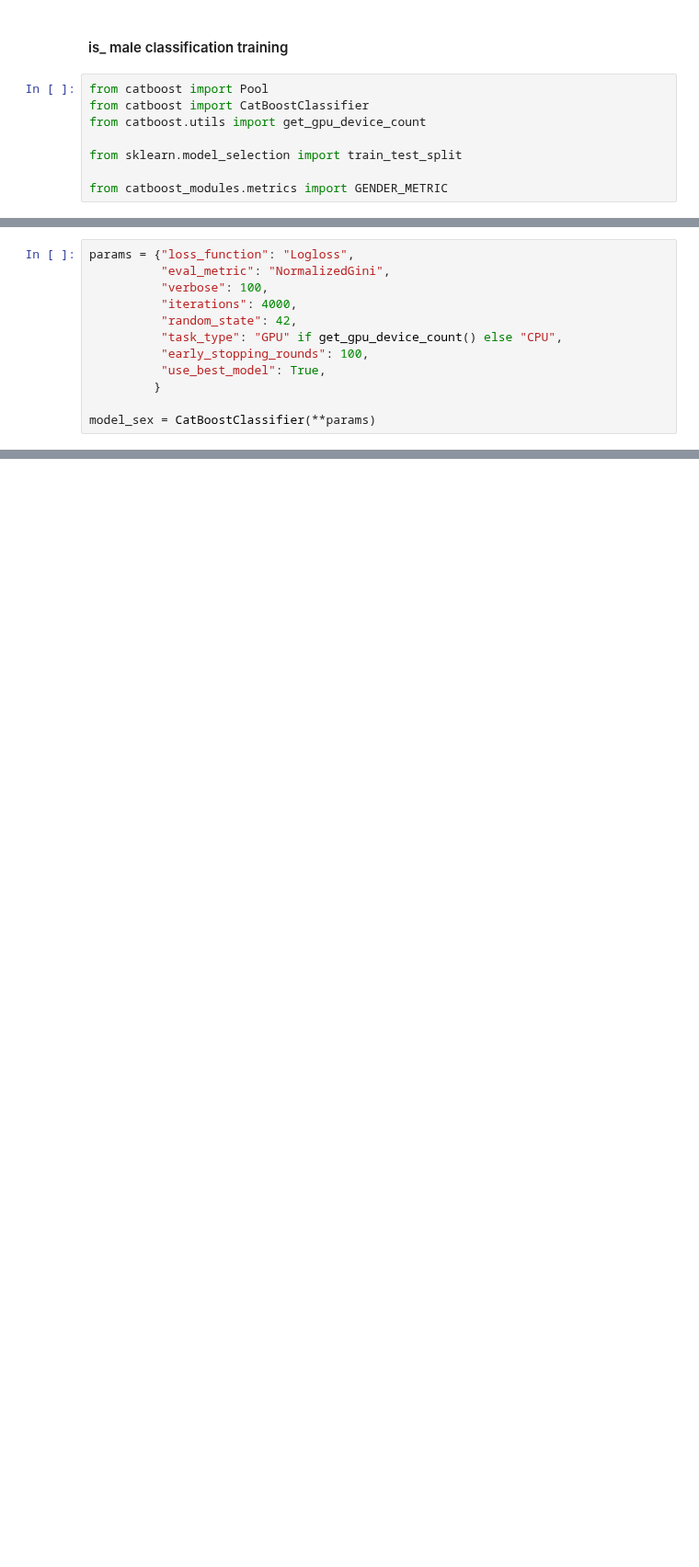
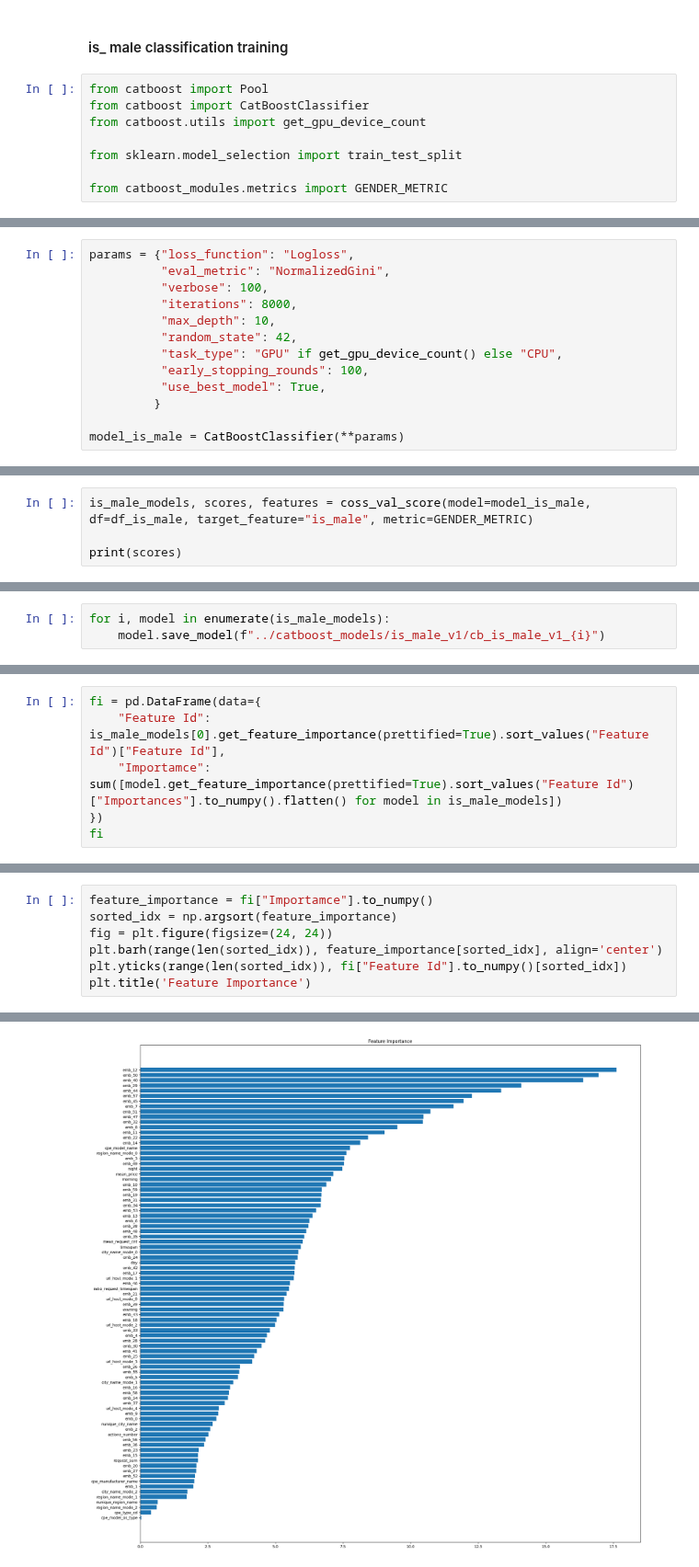
Before and after one commit to shockless/mts-ml-cup, a Jupyter notebook: sandbox/catboost_baseline.ipynb, the cells around one changed output, grey strips where cells are left out. Shown at 92% size. Drawn from its saved outputs; the diff is of its cells as text; blank space fills up the shorter version.

```diff
--- a/sandbox/catboost_baseline.ipynb
+++ b/sandbox/catboost_baseline.ipynb
@@ -451,11 +538,12 @@ test_dataset = Pool(X_test, y_test, cat_features=np.where(df_sex.drop(["age", "i
 params = {"loss_function": "Logloss",
           "eval_metric": "NormalizedGini",
           "verbose": 100,
-          "iterations": 4000,
+          "iterations": 8000,
+          "max_depth": 10,
           "random_state": 42,
           "task_type": "GPU" if get_gpu_device_count() else "CPU",
           "early_stopping_rounds": 100,
           "use_best_model": True,
          }
 
-model_sex = CatBoostClassifier(**params)
+model_is_male = CatBoostClassifier(**params)
@@ -484,0 +550,4 @@ GENDER_METRIC(model_sex.predict_proba(X_test), y_test)
+# %%
+is_male_models, scores, features = coss_val_score(model=model_is_male, df=df_is_male, target_feature="is_male", metric=GENDER_METRIC)
+
+print(scores)
@@ -484,0 +651,3 @@ GENDER_METRIC(model_sex.predict_proba(X_test), y_test)
+# %%
+for i, model in enumerate(is_male_models):
+    model.save_model(f"../catboost_models/is_male_v1/cb_is_male_v1_{i}")
@@ -484,0 +670,6 @@ GENDER_METRIC(model_sex.predict_proba(X_test), y_test)
+# %%
+fi = pd.DataFrame(data={
+    "Feature Id": is_male_models[0].get_feature_importance(prettified=True).sort_values("Feature Id")["Feature Id"],
+    "Importamce": sum([model.get_feature_importance(prettified=True).sort_values("Feature Id")["Importances"].to_numpy().flatten() for model in is_male_models])
+})
+fi
@@ -484,0 +690,8 @@ GENDER_METRIC(model_sex.predict_proba(X_test), y_test)
+# %%
+feature_importance = fi["Importamce"].to_numpy()
+sorted_idx = np.argsort(feature_importance)
+fig = plt.figure(figsize=(24, 24))
+plt.barh(range(len(sorted_idx)), feature_importance[sorted_idx], align='center')
+plt.yticks(range(len(sorted_idx)), fi["Feature Id"].to_numpy()[sorted_idx])
+plt.title('Feature Importance')
+# %% [output]
@@ -485 +699,2 @@ GENDER_METRIC(model_sex.predict_proba(X_test), y_test)
+[figure, added]
 # %%
```
Also changed, not shown: parts of 69 cells of this notebook, 1 other file.
